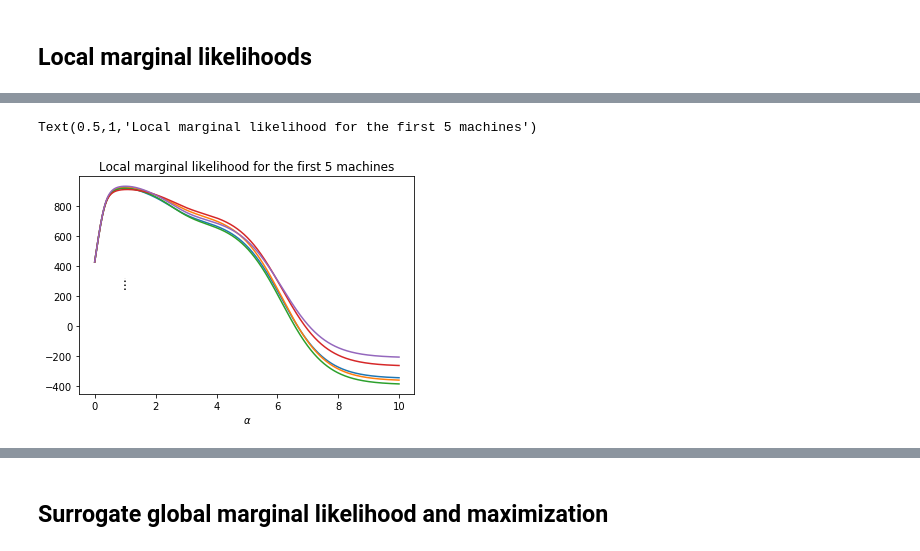
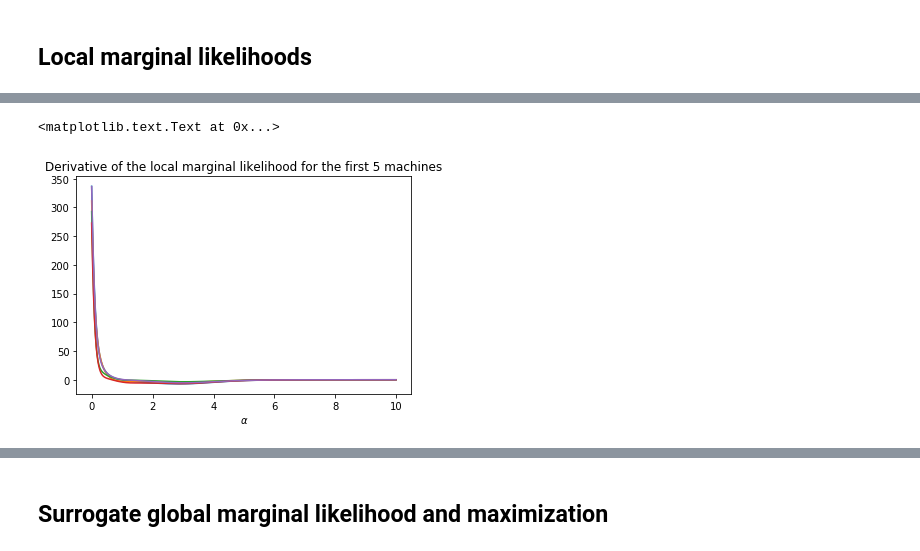
Before and after one commit to JTT94/distributed_posteriors, a Jupyter notebook: notebooks/adaptive_surrogate.ipynb, the cells around one changed output, grey strips where cells are left out. Drawn from its saved outputs; the diff is of its cells as text; code cells hidden in the pictures.

```diff
--- a/notebooks/adaptive_surrogate.ipynb
+++ b/notebooks/adaptive_surrogate.ipynb
@@ -13,11 +15,10 @@ from scipy.optimize import minimize_scalar, root_scalar
 # %%
 N = 300 # number of observed coefficients
 tau = 1 # scale of the prior
-n = 10**5 # size of the dataset
-m = 10 # number of machines
+n = 4800 # size of the dataset
+m = 40 # number of machines
 beta = 1 # smoothness of the parameters
 sigma = 1
-alpha = 1 # smoothness of the prior
 # %%
 theta = np.sin(np.arange(1.0,N+1.0,1.0)) * np.sqrt(2) / (np.arange(1.0,N+1.0,1.0)) ** 1.5
 data = np.tile(theta, (m,1)) + np.random.normal(scale=sigma*np.sqrt(m / n),size=(m,N))
@@ -88,0 +102,15 @@ alpha_bar = optim.x
+# %%
+X = np.arange(0,3,0.01)
+Y = [[local_marg_ll(data,j,x) for x in X] for j in range(5)]
+Y_nd = [global_marg_ll(data,x)/2.7 for x in X]
+
+plt.figure()
+
+for j in range(5):
+    plt.plot(X,Y[j])
+plt.plot(X,Y_nd,linestyle="dotted",label="non-distributed")
+#plt.vlines(x=alpha_bar, ymin=200, ymax=320, linestyle="dotted")
+plt.xlabel(r"$\alpha$")
+plt.ylim(220,310)
+plt.legend()
+plt.title("First 5 local and global marginal likelihoods for the first 5 machines")
@@ -89,14 +120,25 @@ alpha_bar = optim.x
+# %%
+# Derivative function of the local marginals
+
+def deriv_local_marg(data, j, alpha):
+
+    m = data.shape[0]
+
+    l_j = np.sum(np.log(np.arange(1,N+1))
+                 / (1 + sigma**2 *m*np.arange(1,N+1)**(1+2*alpha) / (n * tau)) *
+                 (1 - data[j,:]**2 / (sigma**2 *m/n + tau/np.arange(1,N+1)**(1+2*alpha))))
+
+    return l_j
 # %%
 X = np.arange(0,10,0.01)
-Y = [[local_marg_ll(data,j,x) for x in X] for j in range(5)]
+Y = [[deriv_local_marg(data,j,x) for x in X] for j in range(5)]
 
 plt.figure()
 
 for j in range(5):
     plt.plot(X,Y[j])
-plt.vlines(x=alpha_bar, ymin=240, ymax=320, linestyle="dotted")
 plt.xlabel(r"$\alpha$")
-plt.title("Local marginal likelihood for the first 5 machines")
+plt.title("Derivative of the local marginal likelihood for the first 5 machines")
 # %% [output]
-Text(0.5,1,'Local marginal likelihood for the first 5 machines')
+<matplotlib.text.Text at 0x...>
-[figure, old version]
+[figure, new version]
```
Also changed, not shown: parts of 22 cells of this notebook.
